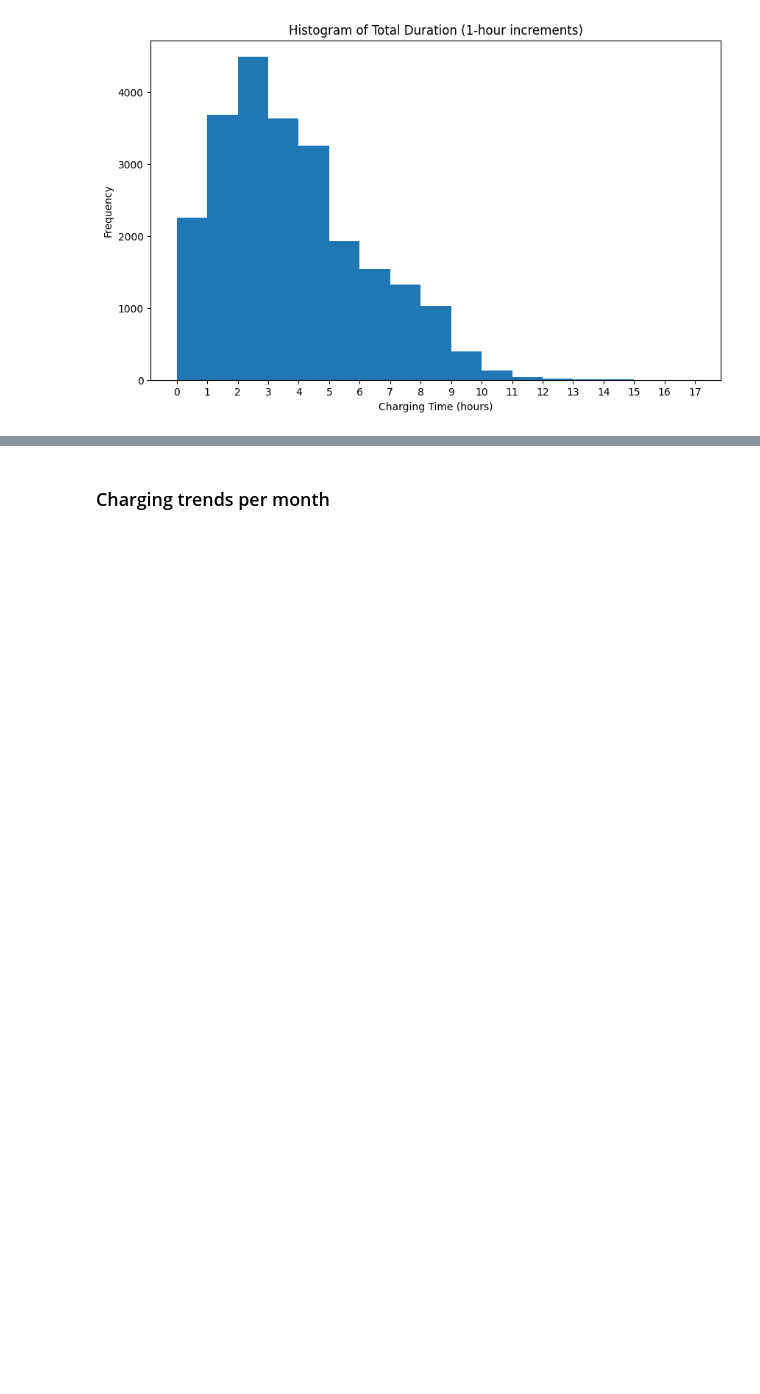
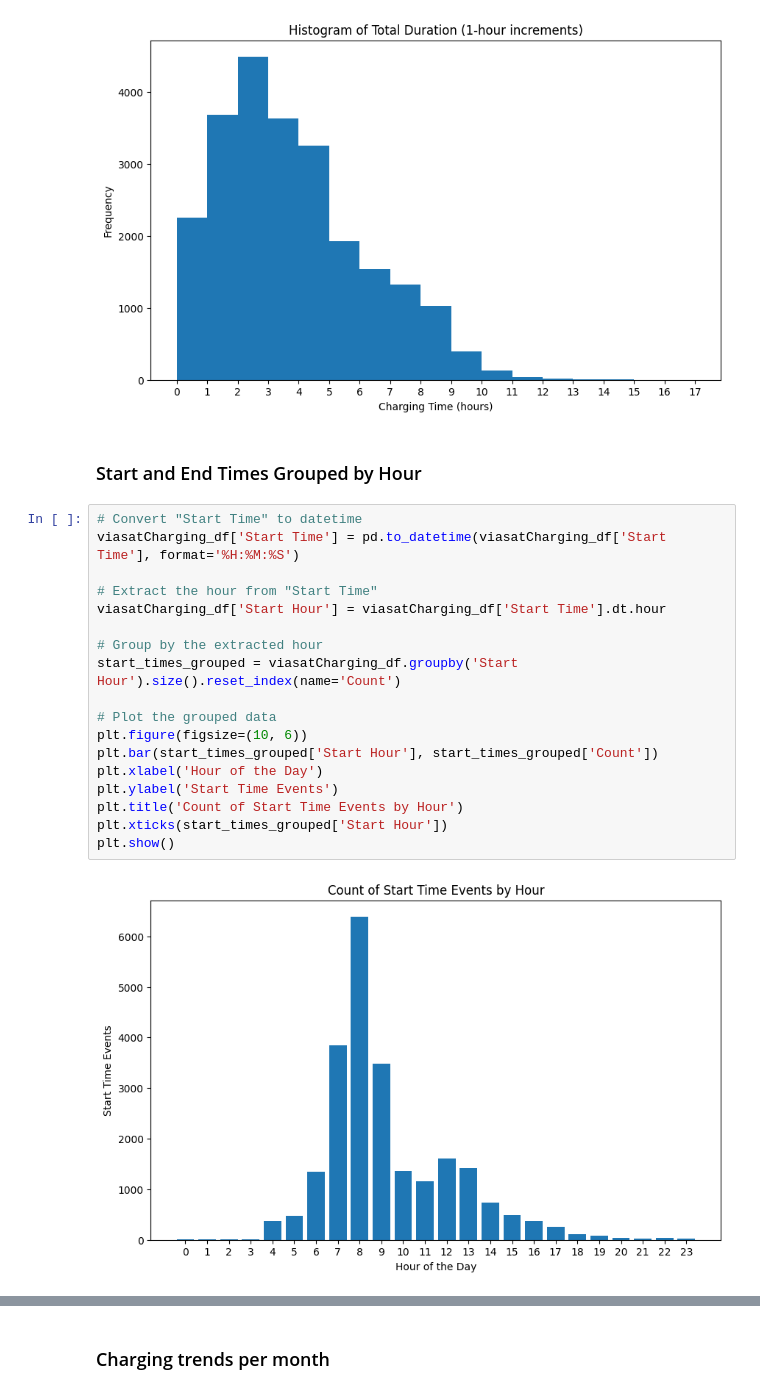
Before and after one commit to pallavigkwd/ENG100D, a Jupyter notebook: EVChargersAnalysis.ipynb, the cells around one changed output, grey strips where cells are left out. Drawn from its saved outputs; the diff is of its cells as text; blank space fills up the shorter version.

Commit message:
start/end hour charging analysis + reorganizing

```diff
--- a/EVChargersAnalysis.ipynb
+++ b/EVChargersAnalysis.ipynb
@@ -294,3 +281,25 @@ plt.xticks(bins)
 plt.show()
 # %% [output]
 [figure]
+# %% [markdown]
+### Start and End Times Grouped by Hour
+# %%
+# Convert "Start Time" to datetime
+viasatCharging_df['Start Time'] = pd.to_datetime(viasatCharging_df['Start Time'], format='%H:%M:%S')
+
+# Extract the hour from "Start Time"
+viasatCharging_df['Start Hour'] = viasatCharging_df['Start Time'].dt.hour
+
+# Group by the extracted hour
+start_times_grouped = viasatCharging_df.groupby('Start Hour').size().reset_index(name='Count')
+
+# Plot the grouped data
+plt.figure(figsize=(10, 6))
+plt.bar(start_times_grouped['Start Hour'], start_times_grouped['Count'])
+plt.xlabel('Hour of the Day')
+plt.ylabel('Start Time Events')
+plt.title('Count of Start Time Events by Hour')
+plt.xticks(start_times_grouped['Start Hour'])
+plt.show()
+# %% [output]
+[figure, added]
```
Also changed, not shown: parts of 5 cells of this notebook.
